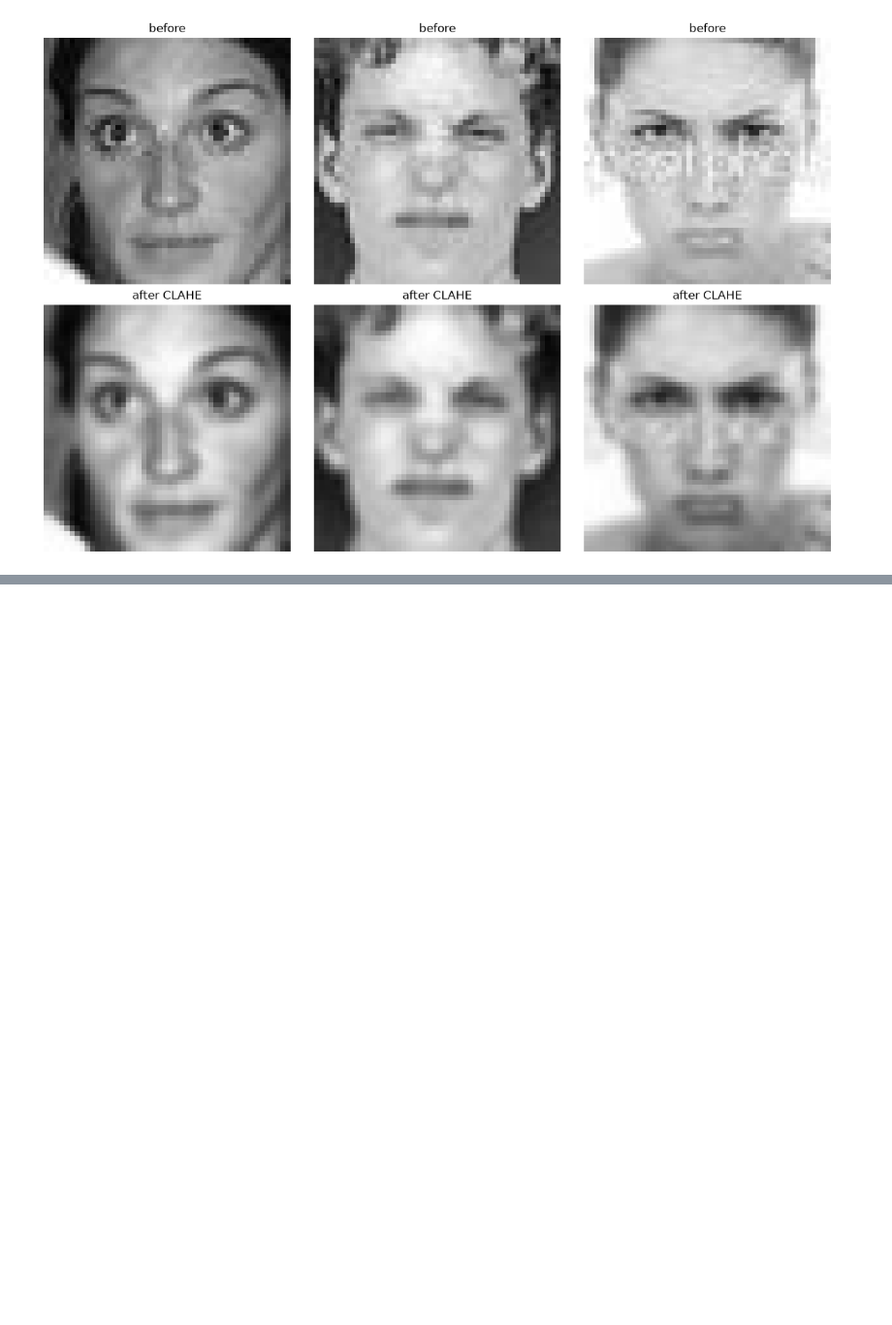
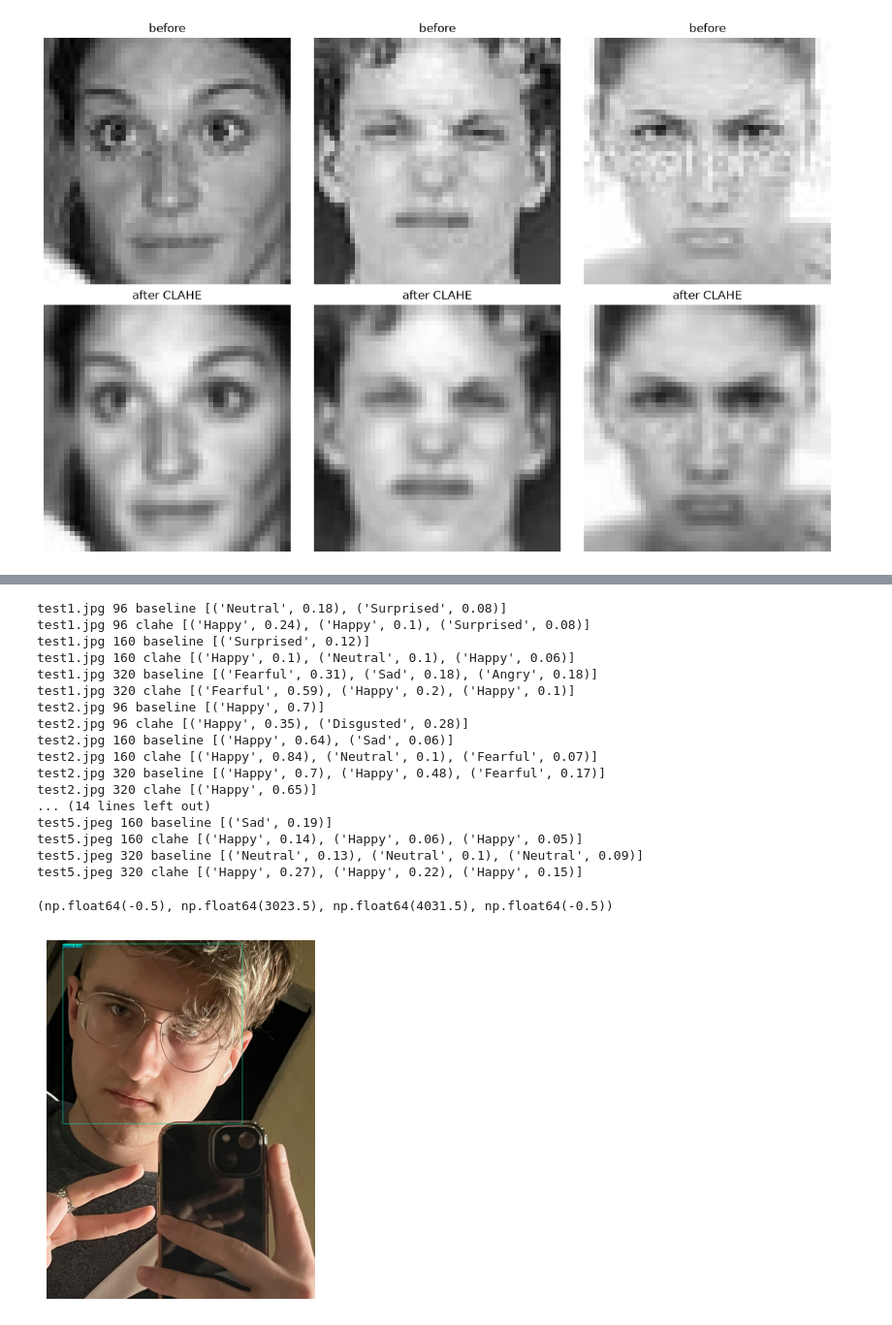
Before and after one commit to oblivi0n-arch/edu-grafika-lab3, a Jupyter notebook: image-detection.ipynb, the cells around one changed output, grey strips where cells are left out. Shown at 97% size. Drawn from its saved outputs; the diff is of its cells as text; code cells hidden in the pictures; blank space fills up the shorter version.

```diff
--- a/image-detection.ipynb
+++ b/image-detection.ipynb
@@ -94,0 +151,30 @@ plt.show()
+# %%
+for path in paths:
+    img = cv2.imread(str(path))
+    for size in [96, 160, 320]:
+        for title, model, im in [("baseline", model_b, img), ("clahe", model_c, apply_clahe(img))]:
+            res = model.predict(im, imgsz=size, conf=0.05, verbose=False)[0]
+            found = [(NAMES[int(b.cls)], round(float(b.conf), 2)) for b in res.boxes]
+            print(path.name, size, title, found[:3])
+res = model_b.predict(cv2.imread("samples/test4.jpeg"), imgsz=96, conf=0.05, verbose=False)[0]
+plt.imshow(cv2.cvtColor(res.plot(line_width=4), cv2.COLOR_BGR2RGB)); plt.axis("off")
+# %% [output]
+test1.jpg 96 baseline [('Neutral', 0.18), ('Surprised', 0.08)]
+test1.jpg 96 clahe [('Happy', 0.24), ('Happy', 0.1), ('Surprised', 0.08)]
+test1.jpg 160 baseline [('Surprised', 0.12)]
+test1.jpg 160 clahe [('Happy', 0.1), ('Neutral', 0.1), ('Happy', 0.06)]
+test1.jpg 320 baseline [('Fearful', 0.31), ('Sad', 0.18), ('Angry', 0.18)]
+test1.jpg 320 clahe [('Fearful', 0.59), ('Happy', 0.2), ('Happy', 0.1)]
+test2.jpg 96 baseline [('Happy', 0.7)]
+test2.jpg 96 clahe [('Happy', 0.35), ('Disgusted', 0.28)]
+test2.jpg 160 baseline [('Happy', 0.64), ('Sad', 0.06)]
+test2.jpg 160 clahe [('Happy', 0.84), ('Neutral', 0.1), ('Fearful', 0.07)]
+test2.jpg 320 baseline [('Happy', 0.7), ('Happy', 0.48), ('Fearful', 0.17)]
+test2.jpg 320 clahe [('Happy', 0.65)]
+... (14 lines left out)
+test5.jpeg 160 baseline [('Sad', 0.19)]
+test5.jpeg 160 clahe [('Happy', 0.14), ('Happy', 0.06), ('Happy', 0.05)]
+test5.jpeg 320 baseline [('Neutral', 0.13), ('Neutral', 0.1), ('Neutral', 0.09)]
+test5.jpeg 320 clahe [('Happy', 0.27), ('Happy', 0.22), ('Happy', 0.15)]
+(np.float64(-0.5), np.float64(3023.5), np.float64(4031.5), np.float64(-0.5))
+[figure, added]
```
Also changed, not shown: parts of 4 cells of this notebook, 5 other files.
